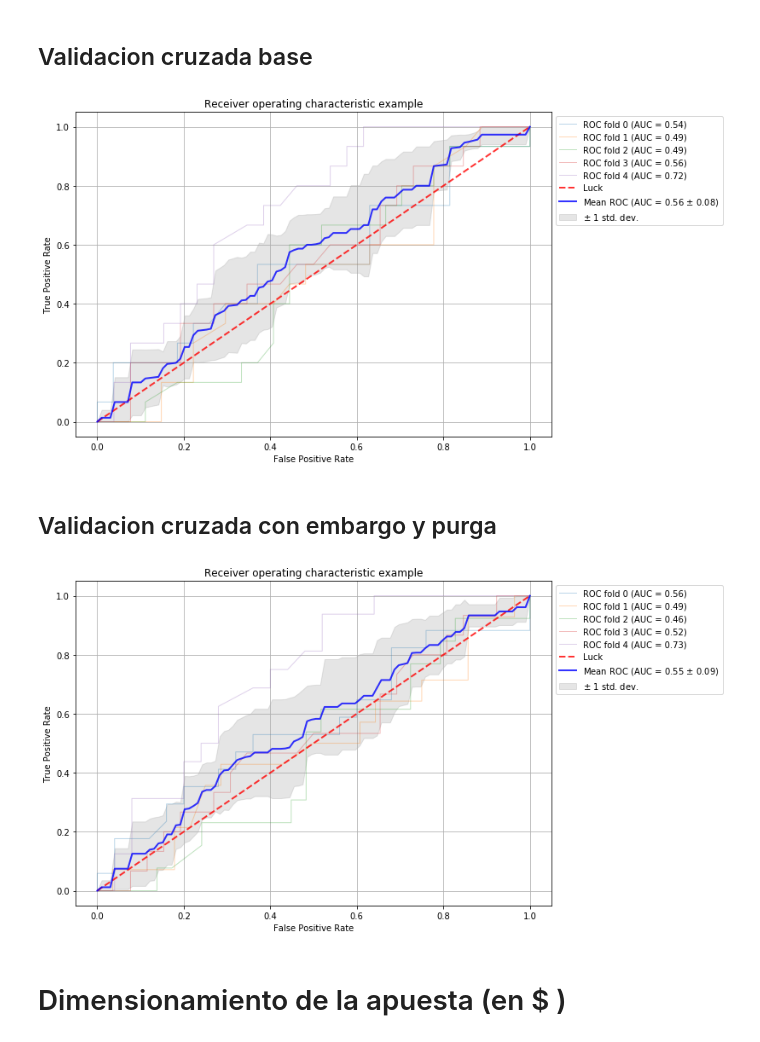
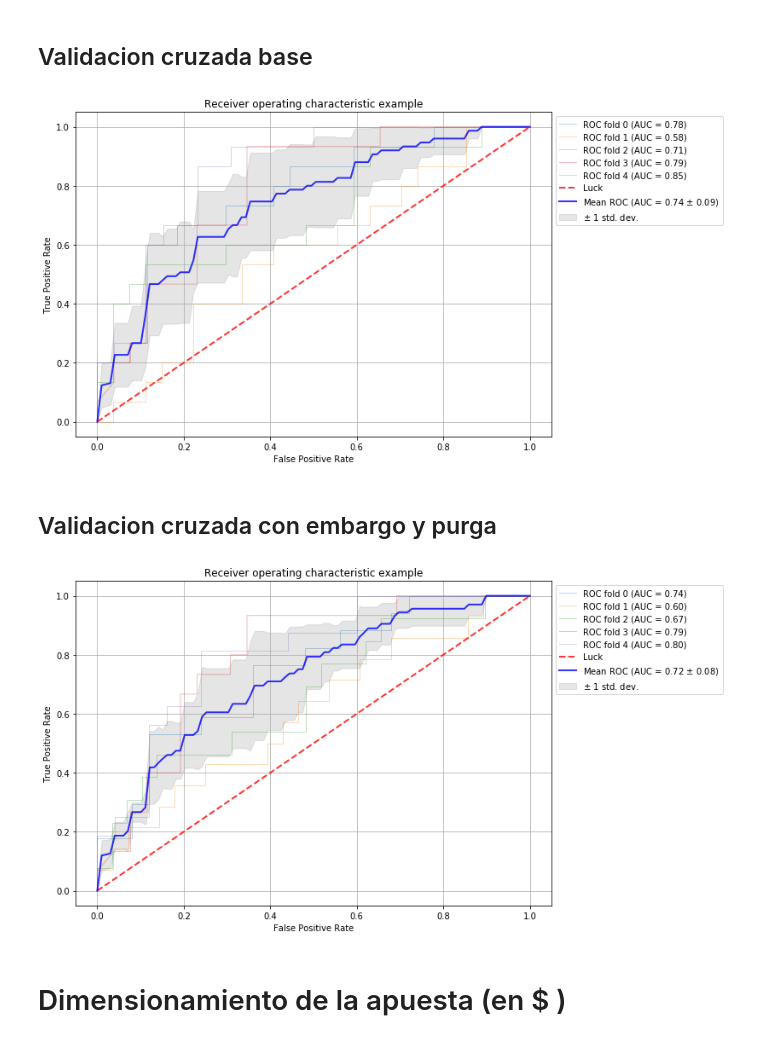
Before and after one commit to agalbachicar/financial_analytics, a Jupyter notebook: notebooks/models_cv_bet_sizing.ipynb, the cells around one changed output. Drawn from its saved outputs; the diff is of its cells as text; code cells hidden in the pictures.

```diff
--- a/notebooks/models_cv_bet_sizing.ipynb
+++ b/notebooks/models_cv_bet_sizing.ipynb
@@ -1262,9 +1262,12 @@ plt.show()
 Xy = (pd.merge_asof(triple_barrier_events, labels[['bin']],
                     left_index=True, right_index=True,
                     direction='forward').dropna())
+Xy = (pd.merge_asof(Xy, out.loc[Xy.index].w,
+                    left_index=True, right_index=True,
+                    direction='forward').dropna())
 
 # Preparamos la informacion para introducirla en un modelo de ML.
-X = Xy.copy()[['trgt', 'side']].values  # triple_barrier_events.dropna().side.values.reshape(-1,1)
+X = Xy.copy()[['trgt', 'side', 'w']].values
 y = Xy.copy().bin.values # labels.bin.values
 # Realizamos un train-test split
 X_train, X_test, y_train, y_test = train_test_split(X, y, test_size=0.8, shuffle=False)
@@ -1455,30 +1572,30 @@ rf_skf = RandomForestClassifier(max_depth=max_depth, n_estimators=n_estimator,
                                 criterion=criterion, n_jobs=n_jobs, random_state=123)
 crossValPlot(skf,rf_skf,X,y)
 # %% [output]
-[figure, old version]
+[figure, new version]
 # %% [markdown]
 ## Validacion cruzada con embargo y purga
 # %%
 # Busquemos un mejor modelo, entrenado con CV + Embargo.
 PCT_EMBARGO = 0.01 # En porcentaje
 
 # Hiperpametros
 n_estimator = 1000    # Numero de arboles.
 criterion = 'entropy' # Es un clasificador, necesitamos definir la metrica del modelo
                       # que va a optimizar. Podria ser gini tambien.
 max_depth = 2         # Numero de niveles que va a tener cada arbol. Al elegir un split binario
                       # permitimos que el entrenamiento sea mas lento.
 n_jobs = 4            # Numero de threads que van a abrirse para entrenar mas rapido.
 # Para mas argumentos, revisar https://scikit-learn.org/stable/modules/generated/sklearn.ensemble.RandomForestClassifier.html
 
 rf_pkf = RandomForestClassifier(max_depth=max_depth, n_estimators=n_estimator,
                                 criterion=criterion, n_jobs=n_jobs, random_state=123)
 
 pkf = PurgedKFold(n_splits=CV_SPLITS, t1=t1, pctEmbargo=PCT_EMBARGO)
 
-crossValPlot2(pkf,rf_pkf,Xy.copy()[['trgt', 'side']],Xy.copy().bin)
+crossValPlot2(pkf,rf_pkf,Xy.copy()[['trgt', 'side', 'w']],Xy.copy().bin)
 # %% [output]
-[figure, old version]
+[figure, new version]
 # %% [markdown]
 # Dimensionamiento de la apuesta (en \$ )
 # %%
```
Also changed, not shown: parts of 16 cells of this notebook.
